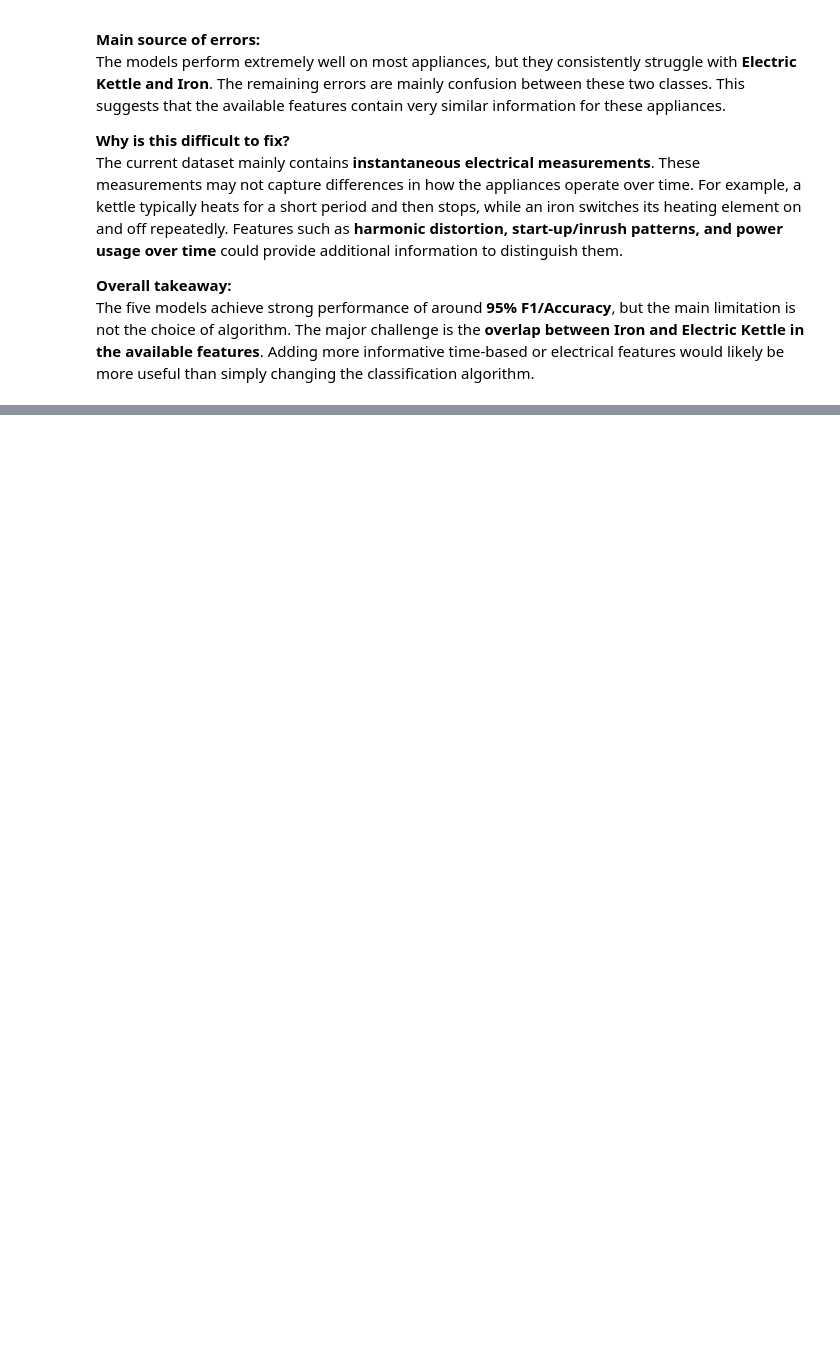
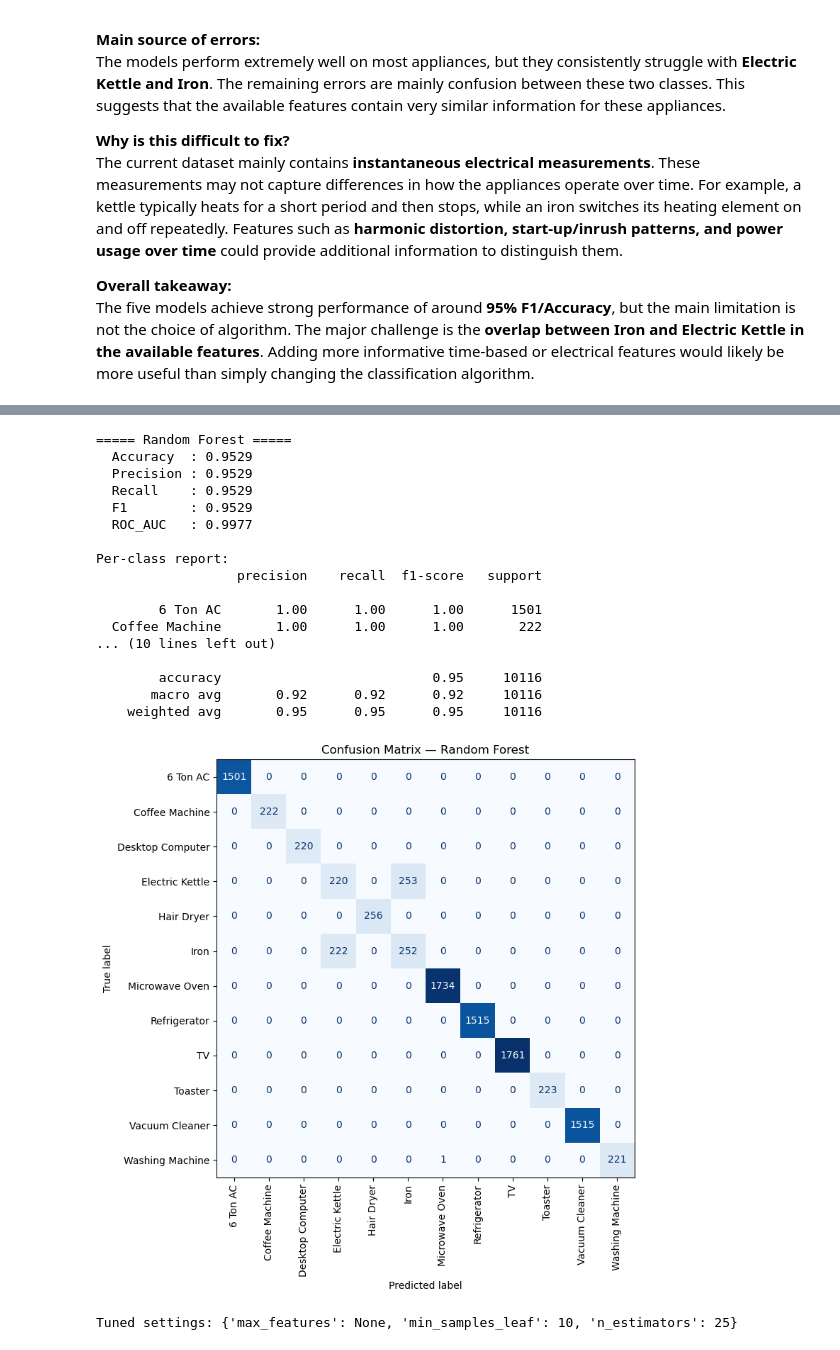
Before and after one commit to yazhini-vetrivel/airbnb_pricing_analytics, a Jupyter notebook: notebooks/classification.ipynb, the cells around one changed output, grey strips where cells are left out. Drawn from its saved outputs; the diff is of its cells as text; code cells hidden in the pictures; blank space fills up the shorter version.

```diff
--- a/notebooks/classification.ipynb
+++ b/notebooks/classification.ipynb
@@ -1316,0 +1476,8 @@ The five models achieve strong performance of around **95% F1/Accuracy**, but th
+# %%
+# PB1.3: With n_estimators fixed, tune min_samples_leaf and max_features (3-fold CV, train split only)
+gs_rf = run_grid(
+    RandomForestClassifier(n_estimators=n_best, random_state=RANDOM_STATE, n_jobs=-1),
+    {'min_samples_leaf': [1, 3, 5, 10], 'max_features': ['sqrt', 0.6, None]},
+    X_train_s, y_train, 'Random Forest'
+)
+print(tidy_cv(gs_rf).round(4).to_string(index=False))
@@ -1316,0 +1499,29 @@ The five models achieve strong performance of around **95% F1/Accuracy**, but th
+# %%
+# PB1.4: Final Random Forest = tuned settings, evaluated once on the held-out TEST split
+best_params_rf = {**gs_rf.best_params_, 'n_estimators': n_best}
+rf, pred_rf = evaluate(
+    'Random Forest',
+    RandomForestClassifier(random_state=RANDOM_STATE, n_jobs=-1, **best_params_rf),
+    X_train_s, y_train, X_test_s, y_test
+)
+print("Tuned settings:", best_params_rf)
+# %% [output]
+===== Random Forest =====
+  Accuracy  : 0.9529
+  Precision : 0.9529
+  Recall    : 0.9529
+  F1        : 0.9529
+  ROC_AUC   : 0.9977
+
+Per-class report:
+                  precision    recall  f1-score   support
+
+        6 Ton AC       1.00      1.00      1.00      1501
+  Coffee Machine       1.00      1.00      1.00       222
+... (10 lines left out)
+
+        accuracy                           0.95     10116
+       macro avg       0.92      0.92      0.92     10116
+    weighted avg       0.95      0.95      0.95     10116
+[figure, added]
+Tuned settings: {'max_features': None, 'min_samples_leaf': 10, 'n_estimators': 25}
```
Also changed, not shown: parts of 54 cells of this notebook, 5 other files.
